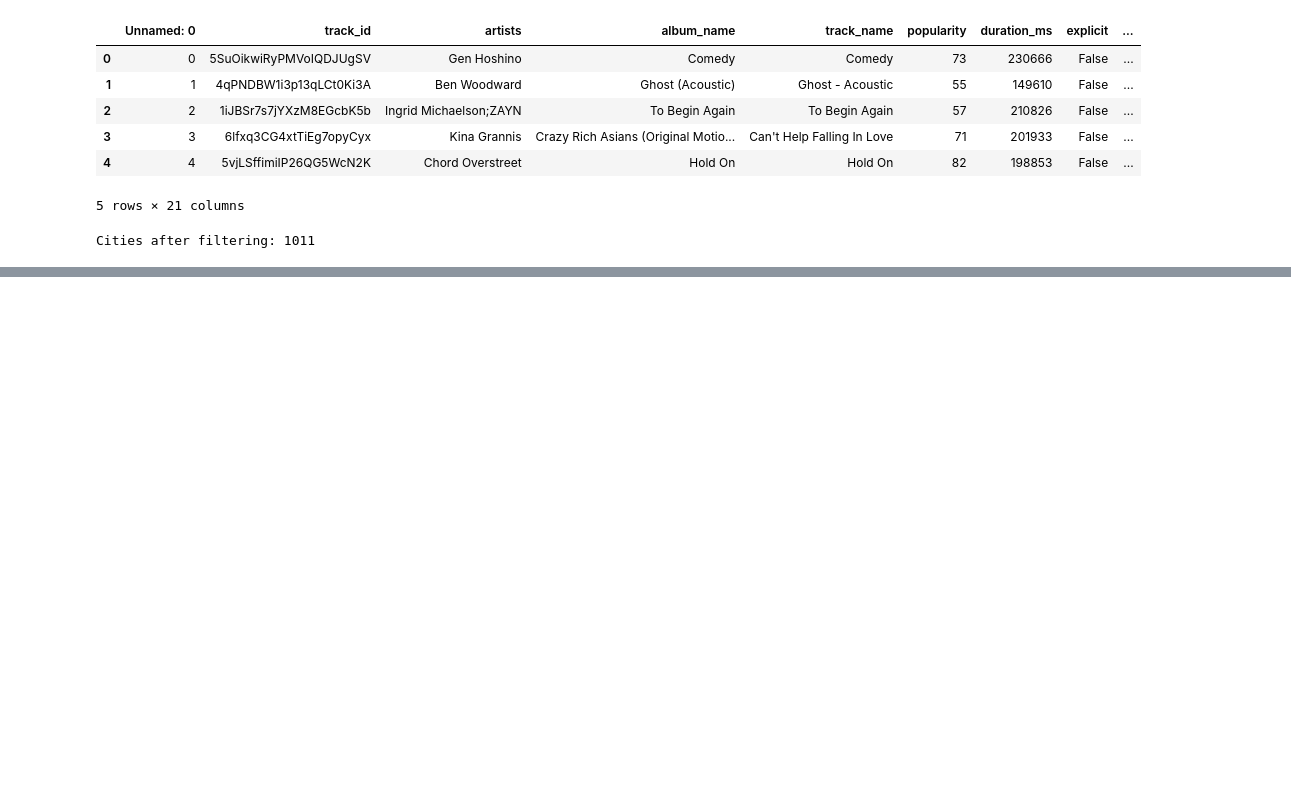
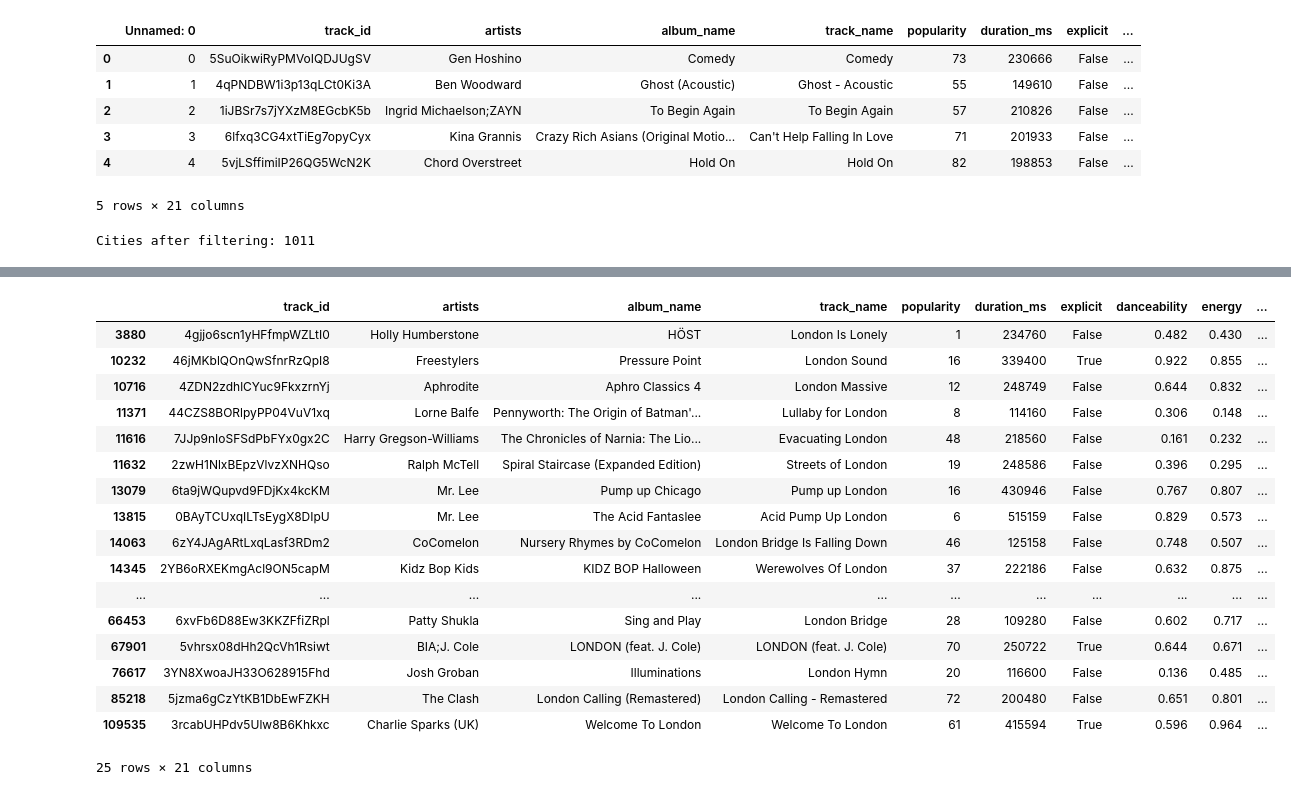
Before and after one commit to japanj/song-and-city, a Jupyter notebook: song_and_city.ipynb, the cells around one changed output, grey strips where cells are left out. Drawn from its saved outputs; the diff is of its cells as text; code cells hidden in the pictures; blank space fills up the shorter version.

```diff
--- a/song_and_city.ipynb
+++ b/song_and_city.ipynb
@@ -279,0 +325,21 @@ Bangkok -> neighbourhood perceived as songs
+# %%
+matched_songs[(matched_songs['matched_city'] == 'London')]
+# %% [output]
+|  | track_id | artists | album_name | track_name | popularity | duration_ms | explicit | danceability | energy | ... |
+| 3880 | 4gjjo6scn1yHFfmpWZLtI0 | Holly Humberstone | HÖST | London Is Lonely | 1 | 234760 | False | 0.482 | 0.430 | ... |
+| 10232 | 46jMKblQOnQwSfnrRzQpI8 | Freestylers | Pressure Point | London Sound | 16 | 339400 | True | 0.922 | 0.855 | ... |
+| 10716 | 4ZDN2zdhlCYuc9FkxzrnYj | Aphrodite | Aphro Classics 4 | London Massive | 12 | 248749 | False | 0.644 | 0.832 | ... |
+| 11371 | 44CZS8BORlpyPP04VuV1xq | Lorne Balfe | Pennyworth: The Origin of Batman'... | Lullaby for London | 8 | 114160 | False | 0.306 | 0.148 | ... |
+| 11616 | 7JJp9nIoSFSdPbFYx0gx2C | Harry Gregson-Williams | The Chronicles of Narnia: The Lio... | Evacuating London | 48 | 218560 | False | 0.161 | 0.232 | ... |
+| 11632 | 2zwH1NlxBEpzVlvzXNHQso | Ralph McTell | Spiral Staircase (Expanded Edition) | Streets of London | 19 | 248586 | False | 0.396 | 0.295 | ... |
+| 13079 | 6ta9jWQupvd9FDjKx4kcKM | Mr. Lee | Pump up Chicago | Pump up London | 16 | 430946 | False | 0.767 | 0.807 | ... |
+| 13815 | 0BAyTCUxqILTsEygX8DIpU | Mr. Lee | The Acid Fantaslee | Acid Pump Up London | 6 | 515159 | False | 0.829 | 0.573 | ... |
+| 14063 | 6zY4JAgARtLxqLasf3RDm2 | CoComelon | Nursery Rhymes by CoComelon | London Bridge Is Falling Down | 46 | 125158 | False | 0.748 | 0.507 | ... |
+| 14345 | 2YB6oRXEKmgAcl9ON5capM | Kidz Bop Kids | KIDZ BOP Halloween | Werewolves Of London | 37 | 222186 | False | 0.632 | 0.875 | ... |
+| ... | ... | ... | ... | ... | ... | ... | ... | ... | ... | ... |
+| 66453 | 6xvFb6D88Ew3KKZFfiZRpl | Patty Shukla | Sing and Play | London Bridge | 28 | 109280 | False | 0.602 | 0.717 | ... |
+| 67901 | 5vhrsx08dHh2QcVh1Rsiwt | BIA;J. Cole | LONDON (feat. J. Cole) | LONDON (feat. J. Cole) | 70 | 250722 | True | 0.644 | 0.671 | ... |
+| 76617 | 3YN8XwoaJH33O628915Fhd | Josh Groban | Illuminations | London Hymn | 20 | 116600 | False | 0.136 | 0.485 | ... |
+| 85218 | 5jzma6gCzYtKB1DbEwFZKH | The Clash | London Calling (Remastered) | London Calling - Remastered | 72 | 200480 | False | 0.651 | 0.801 | ... |
+| 109535 | 3rcabUHPdv5Ulw8B6Khkxc | Charlie Sparks (UK) | Welcome To London | Welcome To London | 61 | 415594 | True | 0.596 | 0.964 | ... |
+25 rows × 21 columns
```
Also changed, not shown: parts of 53 cells of this notebook, 6 other files.
